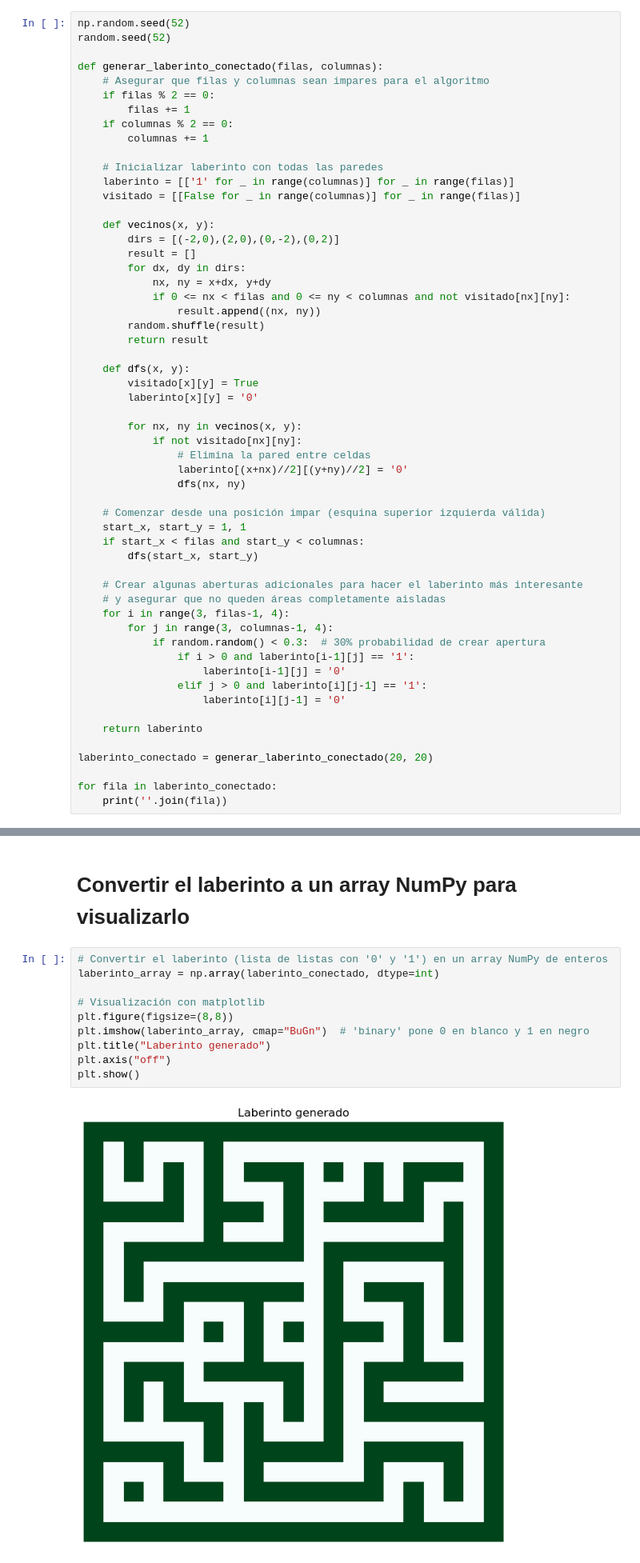
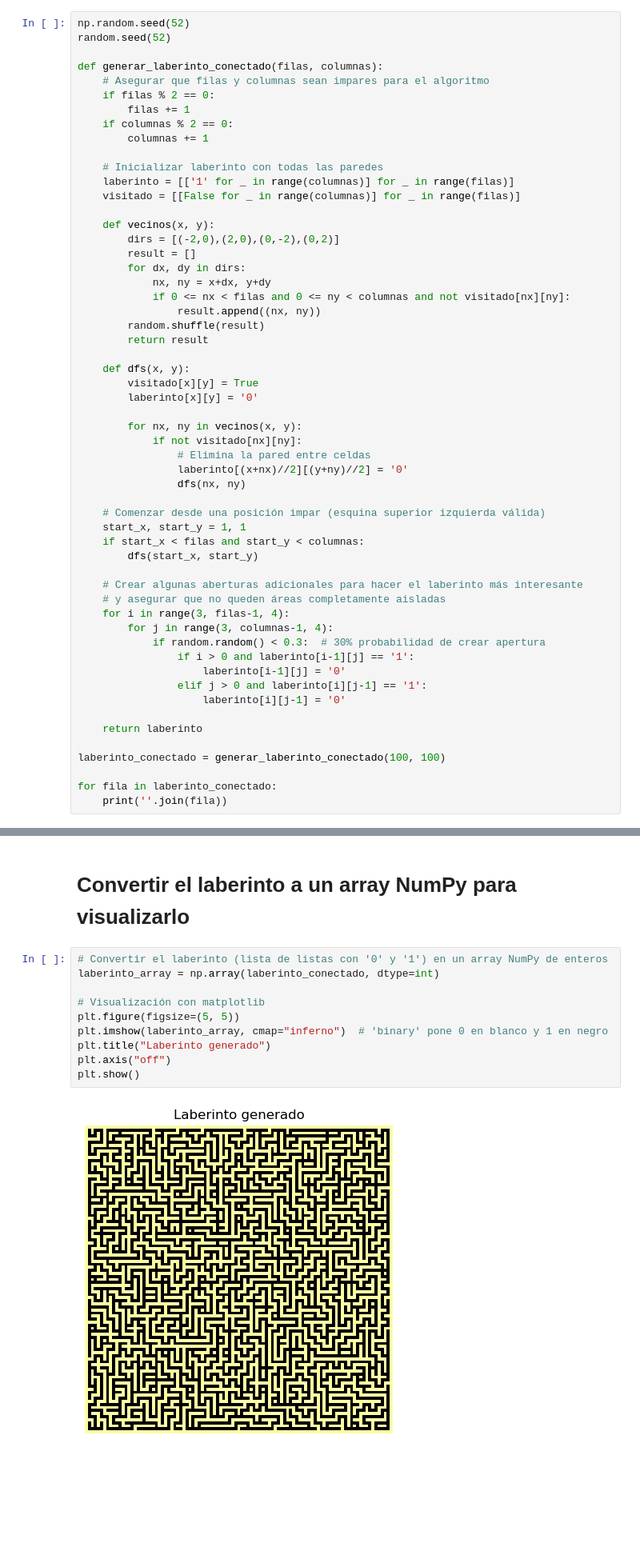
Before and after one commit to michel-lopez-franco/1_ExamenRoboticaAlumnos, a Jupyter notebook: SolucionesAlumnos/Manuel_Mendoza/1_Laberinto.ipynb, the cells around one changed output, grey strips where cells are left out. Shown: that part at 80% size. Drawn from its saved outputs; the diff is of its cells as text; blank space fills up the shorter version.

```diff
--- a/SolucionesAlumnos/Manuel_Mendoza/1_Laberinto.ipynb
+++ b/SolucionesAlumnos/Manuel_Mendoza/1_Laberinto.ipynb
@@ -56,7 +56,7 @@ def generar_laberinto_conectado(filas, columnas):
 
     return laberinto
 
-laberinto_conectado = generar_laberinto_conectado(20, 20)
+laberinto_conectado = generar_laberinto_conectado(100, 100)
 
 for fila in laberinto_conectado:
     print(''.join(fila))
@@ -83,14 +83,14 @@ for fila in laberinto_conectado:
 # %%
 # Convertir el laberinto (lista de listas con '0' y '1') en un array NumPy de enteros
 laberinto_array = np.array(laberinto_conectado, dtype=int)
 
 # Visualización con matplotlib
-plt.figure(figsize=(8,8))
-plt.imshow(laberinto_array, cmap="BuGn")  # 'binary' pone 0 en blanco y 1 en negro
+plt.figure(figsize=(5, 5))
+plt.imshow(laberinto_array, cmap="inferno")  # 'binary' pone 0 en blanco y 1 en negro
 plt.title("Laberinto generado")
 plt.axis("off")
 plt.show()
 # %% [output]
-[figure, old version]
+[figure, new version]
 # %% [markdown]
 # Muestra Inicio, Fin
```
Also changed, not shown: parts of 6 cells of this notebook, 6 other files.
